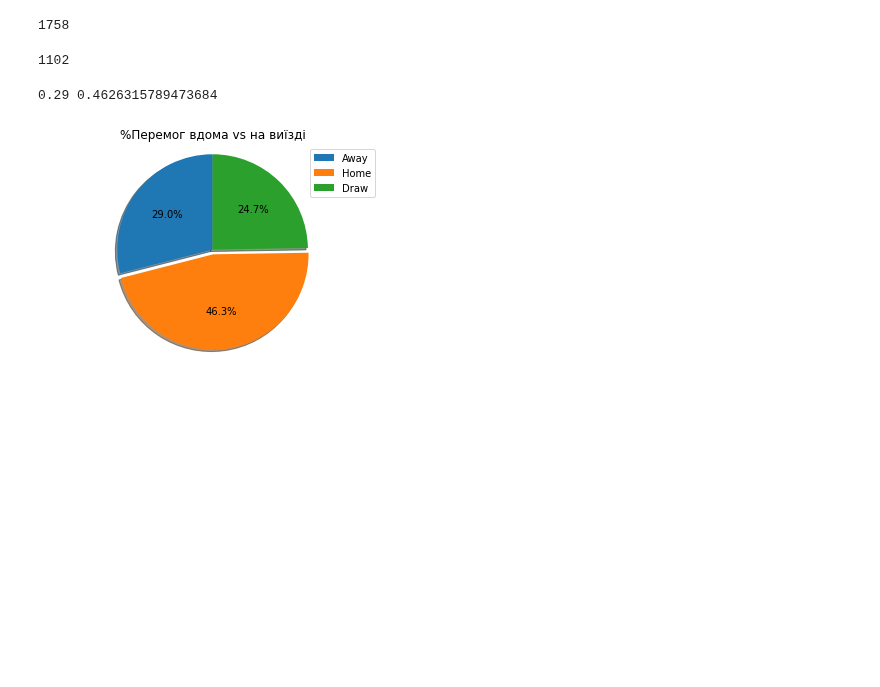
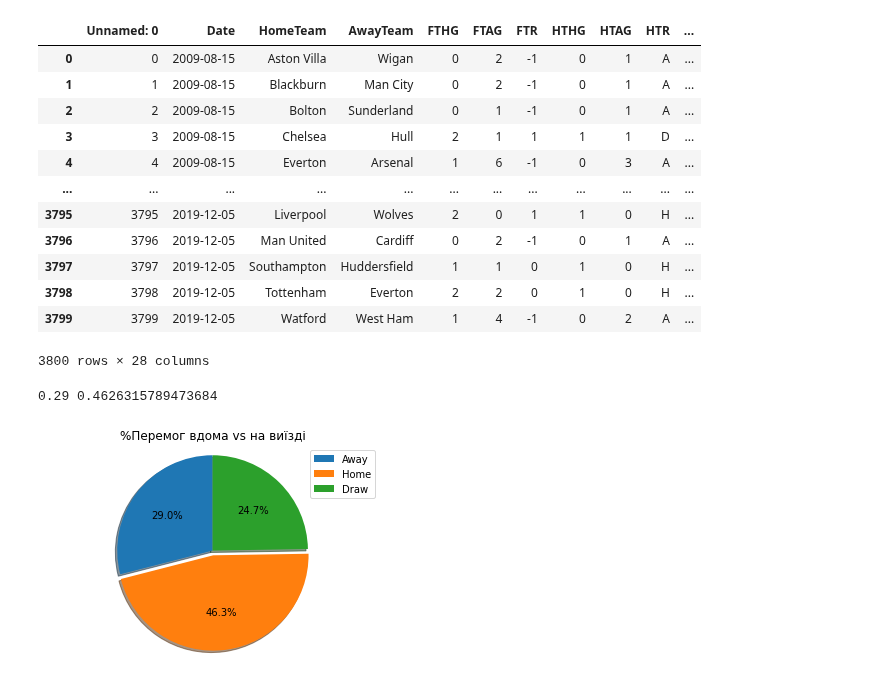
Before and after one commit to maxymkuz/Sports-predictor, a Jupyter notebook: data_exploration.ipynb, the cells around one changed output. Drawn from its saved outputs; the diff is of its cells as text; code cells hidden in the pictures; blank space fills up the shorter version.

```diff
--- a/data_exploration.ipynb
+++ b/data_exploration.ipynb
@@ -6,23 +7,19 @@ import matplotlib.pyplot as plt
 # %%
 matches = pd.read_csv('data/seasons_merged.csv')
 letter_to_result = {'H': 1, 'D': 0, 'A': -1}
+
+matches
+# %% [output]
+|  | Unnamed: 0 | Date | HomeTeam | AwayTeam | FTHG | FTAG | FTR | HTHG | HTAG | HTR | ... |
+| 0 | 0 | 2009-08-15 | Aston Villa | Wigan | 0 | 2 | -1 | 0 | 1 | A | ... |
+| 1 | 1 | 2009-08-15 | Blackburn | Man City | 0 | 2 | -1 | 0 | 1 | A | ... |
+| 2 | 2 | 2009-08-15 | Bolton | Sunderland | 0 | 1 | -1 | 0 | 1 | A | ... |
+| 3 | 3 | 2009-08-15 | Chelsea | Hull | 2 | 1 | 1 | 1 | 1 | D | ... |
+| 4 | 4 | 2009-08-15 | Everton | Arsenal | 1 | 6 | -1 | 0 | 3 | A | ... |
+| ... | ... | ... | ... | ... | ... | ... | ... | ... | ... | ... | ... |
+| 3795 | 3795 | 2019-12-05 | Liverpool | Wolves | 2 | 0 | 1 | 1 | 0 | H | ... |
+| 3796 | 3796 | 2019-12-05 | Man United | Cardiff | 0 | 2 | -1 | 0 | 1 | A | ... |
+| 3797 | 3797 | 2019-12-05 | Southampton | Huddersfield | 1 | 1 | 0 | 1 | 0 | H | ... |
+| 3798 | 3798 | 2019-12-05 | Tottenham | Everton | 2 | 2 | 0 | 1 | 0 | H | ... |
+| 3799 | 3799 | 2019-12-05 | Watford | West Ham | 1 | 4 | -1 | 0 | 2 | A | ... |
+3800 rows × 28 columns
-# %%
-def get_home_wins(matches):
-    """ (pandas Dataframe)-> int
-    Returns a total number of times, the home team has won
-    """
-    home = matches.loc[matches['FTR'] == 1]
-    return home.shape[0]
-get_home_wins(matches)
-# %% [output]
-1758
-# %%
-def get_away_wins(seasons_merged):
-    """ (pandas Dataframe)-> int
-    Returns a total number of times, the away team has won
-    """
-    away = matches.loc[seasons_merged['FTR'] == -1]
-    return away.shape[0]
-get_away_wins(matches)
-# %% [output]
-1102
```
Also changed, not shown: parts of 7 cells of this notebook, 5 other files.
